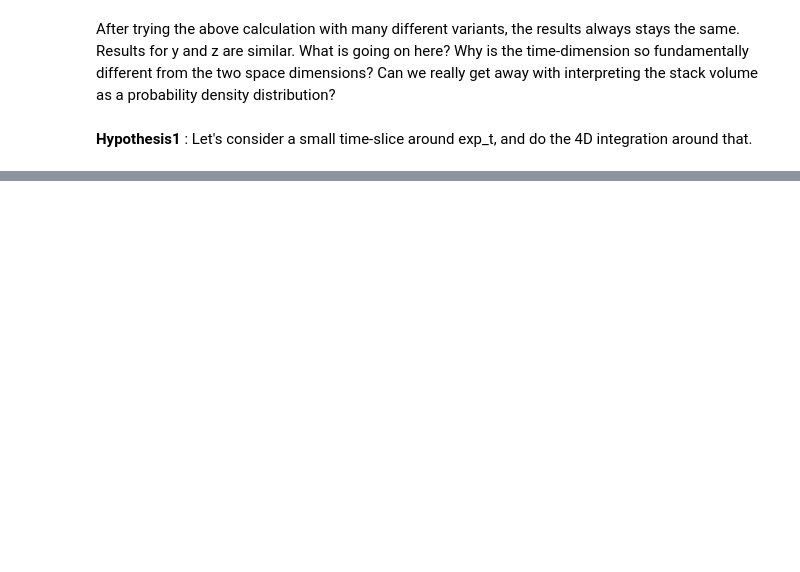
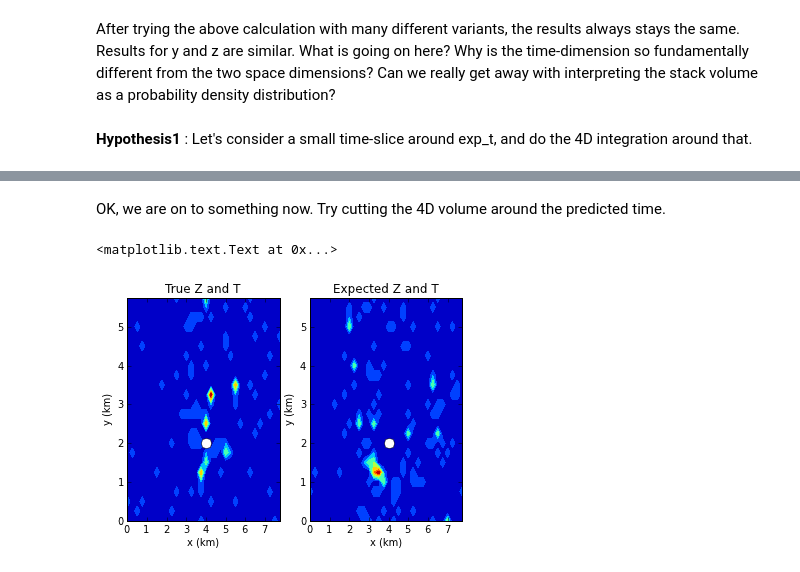
Before and after one commit to amaggi/waveloc, a Jupyter notebook: PyProgs/test_migration.ipynb, the cells around one changed output, grey strips where cells are left out. Saved outputs shown, nothing was run; the diff lists cells and outputs as text; code cells hidden in the pictures; blank space fills up the shorter version.

```diff
--- a/PyProgs/test_migration.ipynb
+++ b/PyProgs/test_migration.ipynb
@@ -60,0 +63,9 @@ After trying the above calculation with many different variants, the results alw
+# %% [markdown]
+OK, we are on to something now.  Try cutting the 4D volume around the predicted time.
+# %%
+it_exp=int(round(exp_t/dt))ix_exp=int(round(exp_x/dx))iy_exp=int(round(exp_y/dy))iz_exp=int(round(exp_z/dz))
+# %%
+xy_cut=stack_grid[:,:,iz_true,it_true]xy_cut_exp=stack_grid[:,:,iz_exp,it_exp]plt.subplot(1,2,1)p=plt.contourf(x,y,xy_cut.T)plt.plot(x[ix_true],y[iy_true],'wo',markersize=10)#plt.colorbar(p)plt.xlabel('x (km)')plt.ylabel('y (km)')plt.title('True Z and T')plt.subplot(1,2,2)p=plt.contourf(x,y,xy_cut_exp.T)plt.plot(x[ix_true],y[iy_true],'wo',markersize=10)#plt.colorbar(p)plt.xlabel('x (km)')plt.ylabel('y (km)')plt.title('Expected Z and T')
+# %% [output]
+<matplotlib.text.Text at 0x...>
+[figure, added]
```
Also changed, not shown: parts of 15 cells of this notebook.
